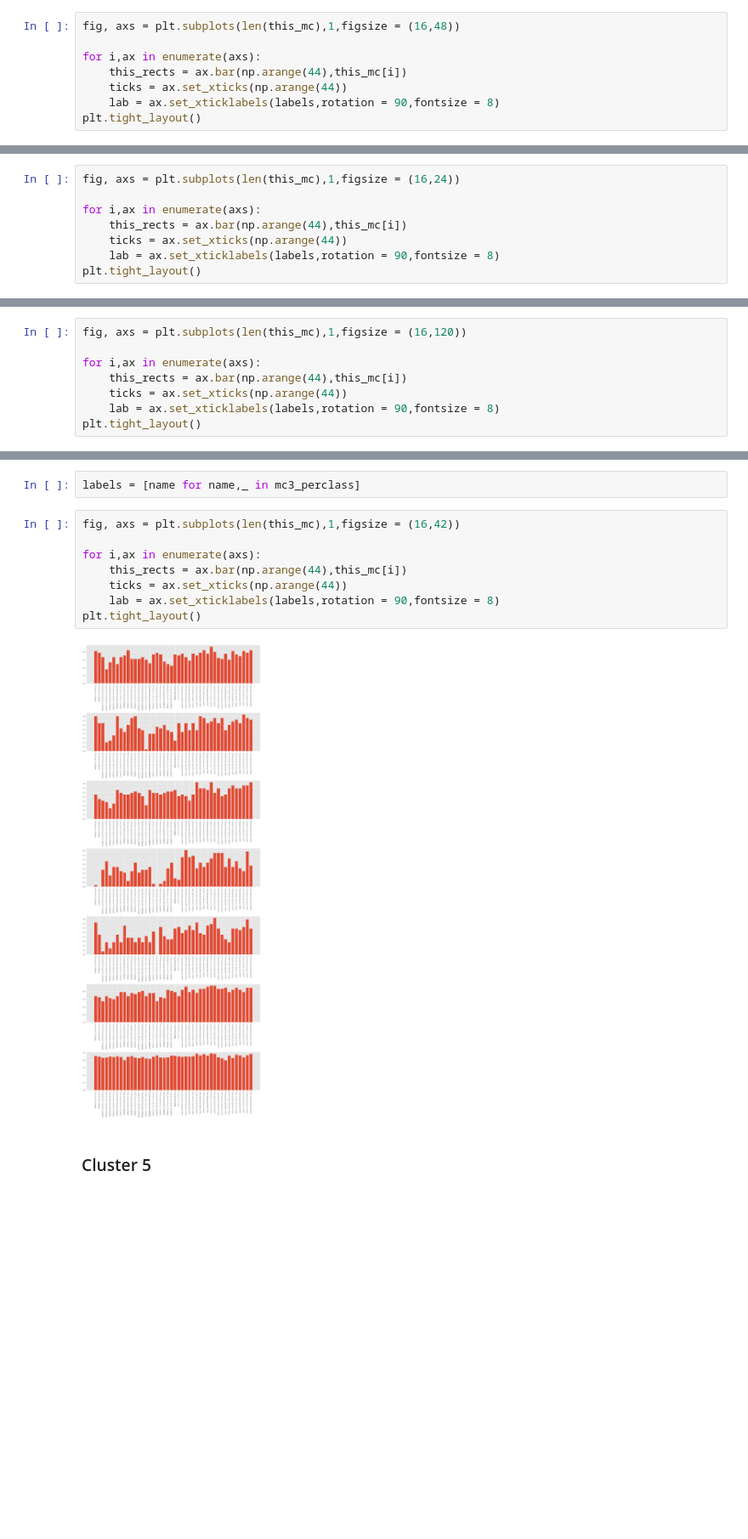
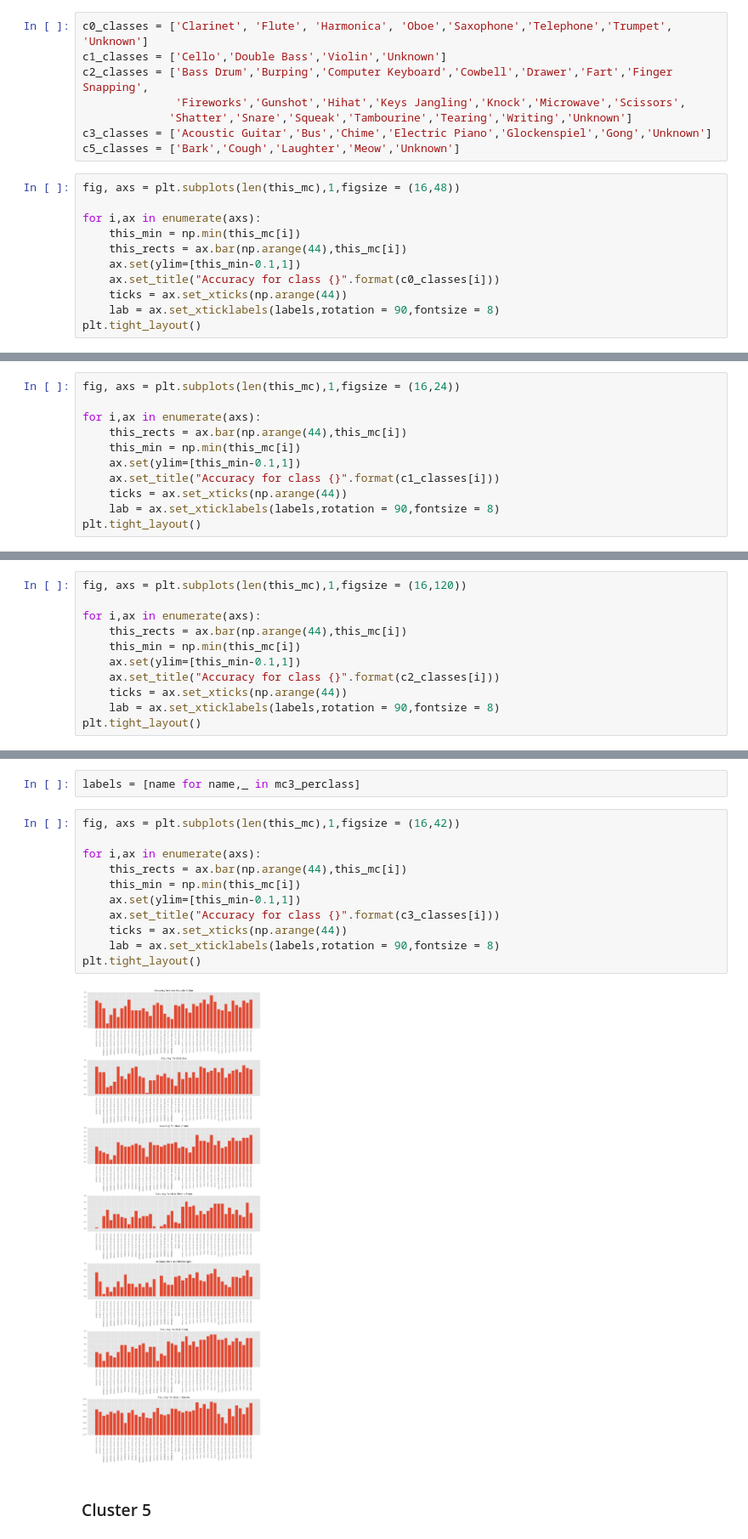
Before and after one commit to ebucheli/FreeSound_GPAT, a Jupyter notebook: Results Analysis-Copy1.ipynb, the cells around one changed output, grey strips where cells are left out. Shown at 85% size. Cells and saved outputs as stored; diff of their text form; blank space fills up the shorter version.

```diff
--- a/Results Analysis-Copy1.ipynb
+++ b/Results Analysis-Copy1.ipynb
@@ -166,8 +174,19 @@ labels = [name for name,_ in mc0_perclass]
+# %%
+c0_classes = ['Clarinet', 'Flute', 'Harmonica', 'Oboe','Saxophone','Telephone','Trumpet', 'Unknown']
+c1_classes = ['Cello','Double Bass','Violin','Unknown']
+c2_classes = ['Bass Drum','Burping','Computer Keyboard','Cowbell','Drawer','Fart','Finger Snapping',
+              'Fireworks','Gunshot','Hihat','Keys Jangling','Knock','Microwave','Scissors',
+             'Shatter','Snare','Squeak','Tambourine','Tearing','Writing','Unknown']
+c3_classes = ['Acoustic Guitar','Bus','Chime','Electric Piano','Glockenspiel','Gong','Unknown']
+c5_classes = ['Bark','Cough','Laughter','Meow','Unknown']
 # %%
 fig, axs = plt.subplots(len(this_mc),1,figsize = (16,48))
 
 for i,ax in enumerate(axs):
+    this_min = np.min(this_mc[i])
     this_rects = ax.bar(np.arange(44),this_mc[i])
+    ax.set(ylim=[this_min-0.1,1])
+    ax.set_title("Accuracy for class {}".format(c0_classes[i]))
     ticks = ax.set_xticks(np.arange(44))
     lab = ax.set_xticklabels(labels,rotation = 90,fontsize = 8)
 plt.tight_layout()
@@ -186,6 +205,9 @@ fig, axs = plt.subplots(len(this_mc),1,figsize = (16,24))
 
 for i,ax in enumerate(axs):
     this_rects = ax.bar(np.arange(44),this_mc[i])
+    this_min = np.min(this_mc[i])
+    ax.set(ylim=[this_min-0.1,1])
+    ax.set_title("Accuracy for class {}".format(c1_classes[i]))
     ticks = ax.set_xticks(np.arange(44))
     lab = ax.set_xticklabels(labels,rotation = 90,fontsize = 8)
 plt.tight_layout()
@@ -204,6 +226,9 @@ fig, axs = plt.subplots(len(this_mc),1,figsize = (16,120))
 
 for i,ax in enumerate(axs):
     this_rects = ax.bar(np.arange(44),this_mc[i])
+    this_min = np.min(this_mc[i])
+    ax.set(ylim=[this_min-0.1,1])
+    ax.set_title("Accuracy for class {}".format(c2_classes[i]))
     ticks = ax.set_xticks(np.arange(44))
     lab = ax.set_xticklabels(labels,rotation = 90,fontsize = 8)
 plt.tight_layout()
@@ -220,13 +245,16 @@ labels = [name for name,_ in mc3_perclass]
 # %%
 fig, axs = plt.subplots(len(this_mc),1,figsize = (16,42))
 
 for i,ax in enumerate(axs):
     this_rects = ax.bar(np.arange(44),this_mc[i])
+    this_min = np.min(this_mc[i])
+    ax.set(ylim=[this_min-0.1,1])
+    ax.set_title("Accuracy for class {}".format(c3_classes[i]))
     ticks = ax.set_xticks(np.arange(44))
     lab = ax.set_xticklabels(labels,rotation = 90,fontsize = 8)
 plt.tight_layout()
 # %% [output]
-[figure, old version]
+[figure, new version]
 # %% [markdown]
 ### Cluster 5
 # %%
```
Also changed, not shown: parts of 7 cells of this notebook.
